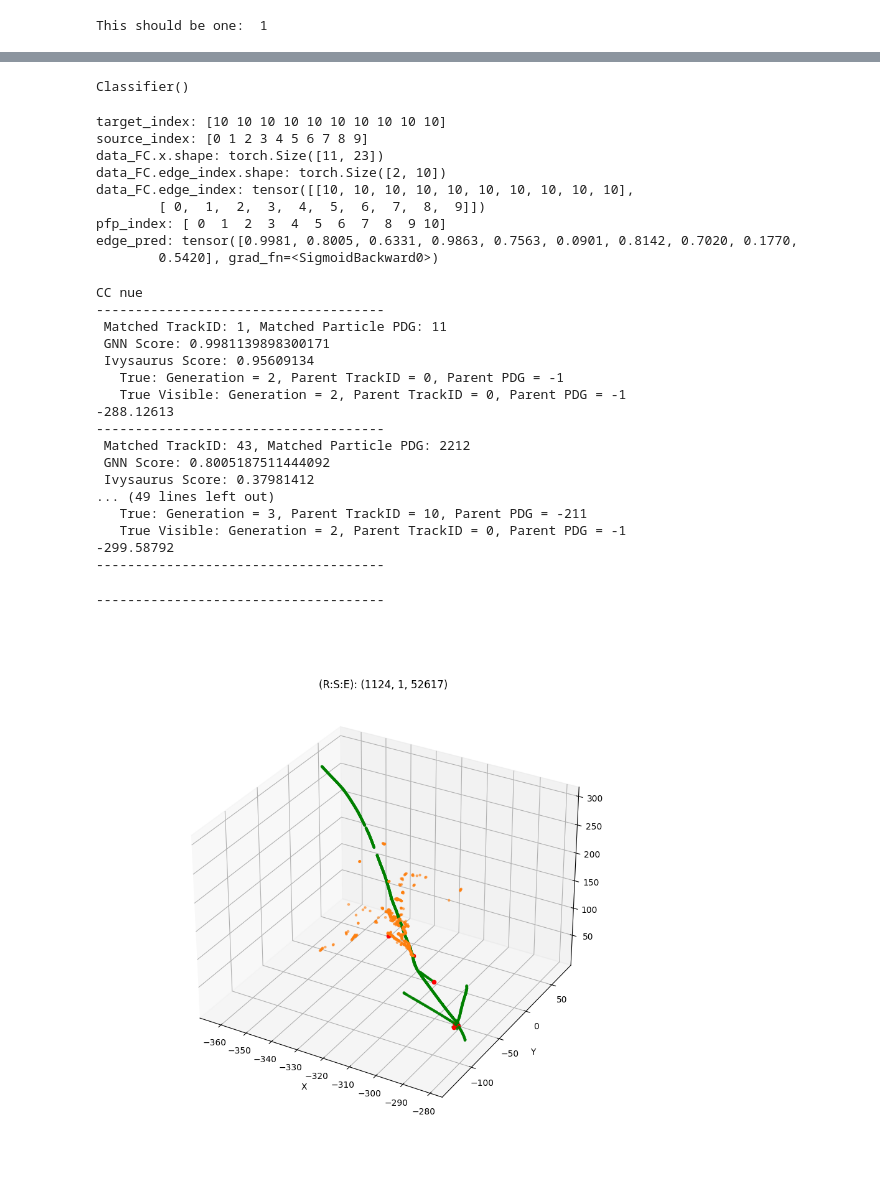
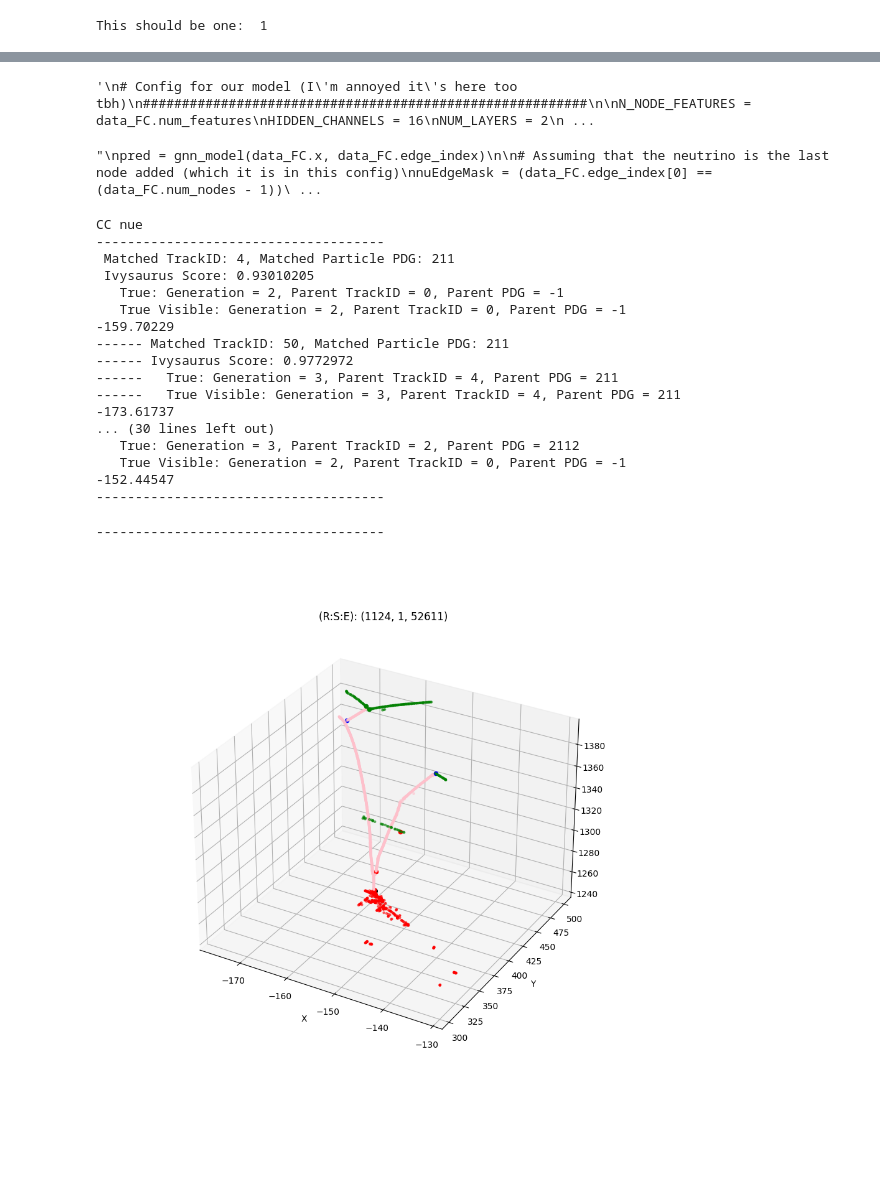
Before and after one commit to imawby/Hierarchy_GNN, a Jupyter notebook: Visualise.ipynb, the cells around one changed output, grey strips where cells are left out. Drawn from its saved outputs; the diff is of its cells as text; code cells hidden in the pictures; blank space fills up the shorter version.

```diff
--- a/Visualise.ipynb
+++ b/Visualise.ipynb
@@ -60,7 +57,7 @@ hierarchyColours = {1 : 'black', 2 : 'red', 3 : 'blue', 4: 'g'}
 fileName = '/Users/isobel/Desktop/DUNE/2024/Hierarchy/files/nue_dune10kt_1x2x6_1124_526_20230828T185125Z_gen_g4_detsim_hitreco_ccnutree.root'
 targetRun = 1124
 targetSubrun = 1
-targetEvent = 52617
+targetEvent = 52611
 #targetEvent = 52617
 # %%
 treeFile = uproot.open(fileName)
@@ -248,6 +247,7 @@ modeDict = {
 data_pos, data_neg, data_FC, pfp_index = GraphBuilder.GraphBuilder(eventDict, modeDict)
 # %%
 #########################################################
+'''
 # Config for our model (I'm annoyed it's here too tbh)
 #########################################################
 
@@ -276,12 +276,14 @@ gnn_model.eval()
 
 classifier_model.load_state_dict(torch.load(CLASSIFICATION_MODEL_PATH))
 classifier_model.eval()
+'''
 # %% [output]
-Classifier()
+'\n# Config for our model (I\'m annoyed it\'s here too tbh)\n#########################################################\n\nN_NODE_FEATURES = data_FC.num_features\nHIDDEN_CHANNELS = 16\nNUM_LAYERS = 2\n ...
 # %%
 ############################
 # Calculate Scores
 ############################
+'''
 pred = gnn_model(data_FC.x, data_FC.edge_index)
 
 # Assuming that the neutrino is the last node added (which it is in this config)
@@ -301,16 +303,9 @@ print('data_FC.edge_index.shape:', edge_index.shape)
 print('data_FC.edge_index:', edge_index)
 print('pfp_index:', pfp_index)
 print('edge_pred:', edge_pred)
+'''
 # %% [output]
-target_index: [10 10 10 10 10 10 10 10 10 10]
-source_index: [0 1 2 3 4 5 6 7 8 9]
-data_FC.x.shape: torch.Size([11, 23])
-data_FC.edge_index.shape: torch.Size([2, 10])
-data_FC.edge_index: tensor([[10, 10, 10, 10, 10, 10, 10, 10, 10, 10],
-        [ 0,  1,  2,  3,  4,  5,  6,  7,  8,  9]])
-pfp_index: [ 0  1  2  3  4  5  6  7  8  9 10]
-edge_pred: tensor([0.9981, 0.8005, 0.6331, 0.9863, 0.7563, 0.0901, 0.8142, 0.7020, 0.1770,
-        0.5420], grad_fn=<SigmoidBackward0>)
+"\npred = gnn_model(data_FC.x, data_FC.edge_index)\n\n# Assuming that the neutrino is the last node added (which it is in this config)\nnuEdgeMask = (data_FC.edge_index[0] == (data_FC.num_nodes - 1))\ ...
 # %%
 #########################################
 # Get true hierarchy in print format
@@ -339,7 +334,7 @@ for iParticle in hierarchyList_true :
     space = "------" * (pfpTrueVisibleGeneration[iParticle] - 2) + " "
 
     print(space + 'Matched TrackID:', str(pfpTrueTrackID[iParticle]) + ', Matched Particle PDG:', colored(pfpTruePDG[iParticle], pdgColours_text.get(abs(pfpTruePDG[iParticle]), 'light_grey')))
-    print(space + "GNN Score:", edge_pred[np.where(pfp_index == iParticle)[0][0]].item())
+    #print(space + "GNN Score:", edge_pred[np.where(pfp_index == iParticle)[0][0]].item())
     print(space + 'Ivysaurus Score:', GetIvysaurusScore(iParticle, pfpTruePDG, pfpIvysaurusMuon, \
           pfpIvysaurusProton, pfpIvysaurusPion, pfpIvysaurusPhoton, pfpIvysaurusElectron))
     print(space, ' True: Generation =', str(pfpTrueGeneration[iParticle]) + \
@@ -356,21 +351,21 @@ print('-------------------------------------')
 # %% [output]
 CC nue
 -------------------------------------
- Matched TrackID: 1, Matched Particle PDG: 11
- GNN Score: 0.9981139898300171
- Ivysaurus Score: 0.95609134
+ Matched TrackID: 4, Matched Particle PDG: 211
+ Ivysaurus Score: 0.93010205
    True: Generation = 2, Parent TrackID = 0, Parent PDG = -1
    True Visible: Generation = 2, Parent TrackID = 0, Parent PDG = -1
--288.12613
+-159.70229
+------ Matched TrackID: 50, Matched Particle PDG: 211
+------ Ivysaurus Score: 0.9772972
+------   True: Generation = 3, Parent TrackID = 4, Parent PDG = 211
+------   True Visible: Generation = 3, Parent TrackID = 4, Parent PDG = 211
+-173.61737
+... (30 lines left out)
+   True: Generation = 3, Parent TrackID = 2, Parent PDG = 2112
+   True Visible: Generation = 2, Parent TrackID = 0, Parent PDG = -1
+-152.44547
 -------------------------------------
- Matched TrackID: 43, Matched Particle PDG: 2212
- GNN Score: 0.8005187511444092
- Ivysaurus Score: 0.37981412
-... (49 lines left out)
-   True: Generation = 3, Parent TrackID = 10, Parent PDG = -211
-   True Visible: Generation = 2, Parent TrackID = 0, Parent PDG = -1
--299.58792
--------------------------------------
 # %%
 #########################################
 # Visualise true hierarchy
@@ -380,33 +375,33 @@ ax_true = plt.axes(projection='3d')
 
 ax_true.scatter(recoNuX, recoNuY, recoNuZ, color = "black", s = 30.0)
 plt.title('(R:S:E): (' + str(targetRun) + ", " + str(targetSubrun) + ", " + str(targetEvent) + ")")
 plt.xlabel('X')
 plt.ylabel('Y')
 
 for iParticle in range(nParticles) :
 
     if (np.array(pfpSpacepointX[iParticle]).shape[0] == 0) :
         continue
 
-    if (abs(pfpTruePDG[iParticle]) == 11) :
-        continue
+    #if (abs(pfpTruePDG[iParticle]) == 11) :
+        #continue
 
     x = np.array(pfpSpacepointX[iParticle])
     y = np.array(pfpSpacepointY[iParticle])
     z = np.array(pfpSpacepointZ[iParticle])
 
     vertexX = pfpRecoVertexX[iParticle]
     vertexY = pfpRecoVertexY[iParticle]
     vertexZ = pfpRecoVertexZ[iParticle]
 
     ax_true.scatter(x, y, z, color = pdgColours_graph.get(abs(pfpTruePDG[iParticle]), 'tab:gray'), s = 5.0, alpha = 0.5)
     ax_true.scatter(vertexX, vertexY, vertexZ, color = hierarchyColours.get(pfpTrueVisibleGeneration[iParticle], 'tab:gray'), s = 20.0)
 
 
 print('-------------------------------------')
 
 # show plot
 plt.show()
 # %% [output]
 -------------------------------------
-[figure, old version]
+[figure, new version]
```
Also changed, not shown: parts of 5 cells of this notebook, 5 other files.
